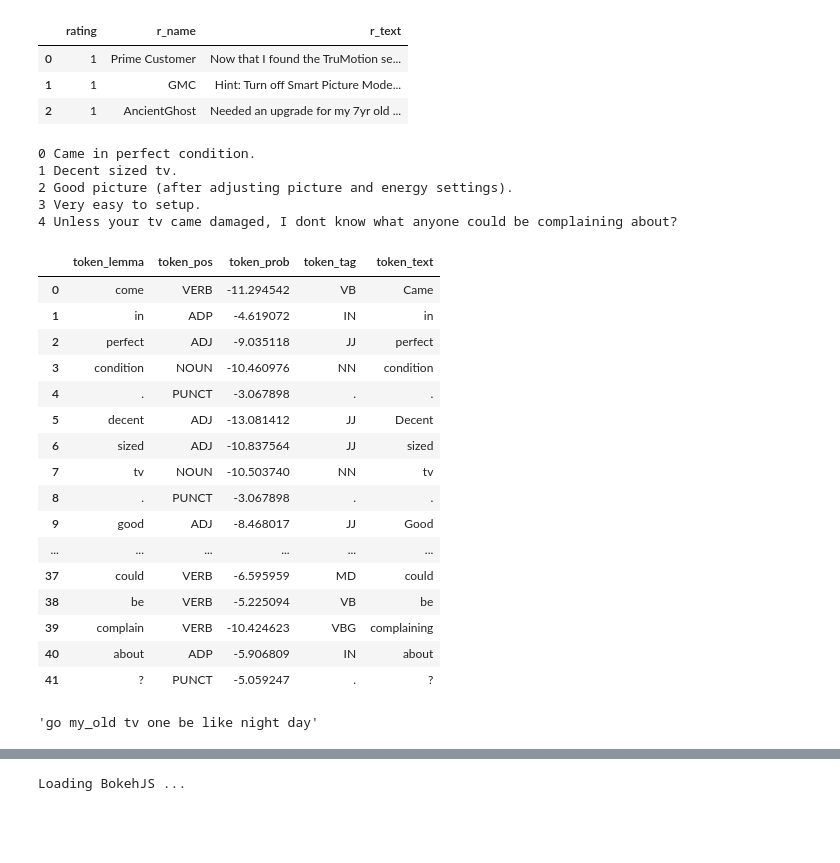
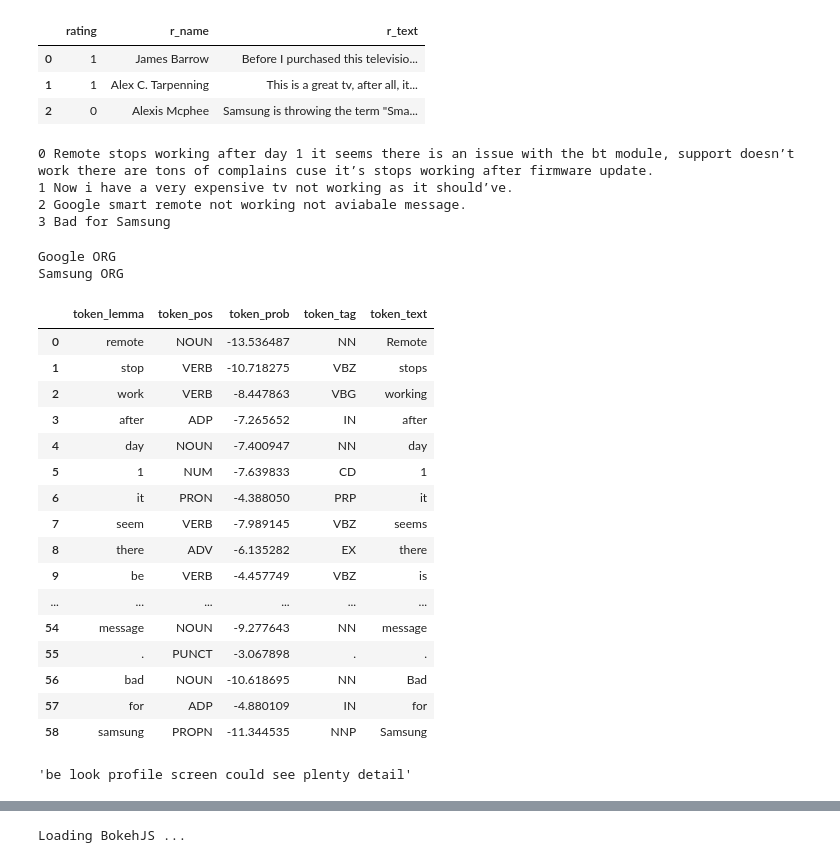
Before and after one commit to bsbhaskar/product_review_sentiments, a Jupyter notebook: topic_clustering-spicy.ipynb, the cells around one changed output, grey strips where cells are left out. Saved outputs shown, nothing was run; the diff lists cells and outputs as text; code cells hidden in the pictures; blank space fills up the shorter version.

```diff
--- a/topic_clustering-spicy.ipynb
+++ b/topic_clustering-spicy.ipynb
@@ -49,8 +49,8 @@ def retrieve_all_reviews():
     conn.close()
     return df
 # %%
-df = retrieve_reviews('LG Electronics 65UJ6300 65-Inch 4K Ultra HD Smart LED TV (2017 Model)')
-#df = retrieve_all_reviews()
+#df = retrieve_reviews('LG Electronics 65UJ6300 65-Inch 4K Ultra HD Smart LED TV (2017 Model)')
+df = retrieve_all_reviews()
 # %%
 df.head(2)
 # %% [output]
@@ -60,17 +60,17 @@ df.head(2)
 # %%
-columns = ['id','p_name','url','p_no','r_no','r_stars','r_date','r_name','r_title','r_text','r_comments']
+columns = ['id','p_name','url','p_no','r_no','r_stars','r_date','r_name','r_title','r_text','r_comments','category','brand_name','model']
 df.columns = columns
 df.groupby(['r_stars']).count()
 df_new = df.copy()
 df_new = df_new[df_new['r_stars'].apply(lambda x: x in ['5.0 out of 5 stars','1.0 out of 5 stars'])]
 df_new['rating'] = df_new['r_stars'].apply(lambda x: 1 if x == '5.0 out of 5 stars' else 0)
 df_new = df_new[['rating','r_name','r_text']]
 df_new.head(3)
 # %% [output]
 |  | rating | r_name | r_text |
-| 0 | 1 | Prime Customer | Now that I found the TruMotion se... |
-| 1 | 1 | GMC | Hint: Turn off Smart Picture Mode... |
-| 2 | 1 | AncientGhost | Needed an upgrade for my 7yr old ... |
+| 0 | 1 | James Barrow | Before I purchased this televisio... |
+| 1 | 1 | Alex C. Tarpenning | This is a great tv, after all, it... |
+| 2 | 0 | Alexis Mcphee | Samsung is throwing the term "Sma... |
 # %%
 nlp = spacy.load("en")
 document = df_new.iloc[3]['r_text']
@@ -79,11 +79,10 @@ parsed_document = nlp(document)
 for num, sentence in enumerate(parsed_document.sents):
     print (num, sentence)
 # %% [output]
-0 Came in perfect condition.
-1 Decent sized tv.
-2 Good picture (after adjusting picture and energy settings).
-3 Very easy to setup.
-4 Unless your tv came damaged, I dont know what anyone could be complaining about?
+0 Remote stops working after day 1 it seems there is an issue with the bt module, support doesn’t work there are tons of complains cuse it’s stops working after firmware update.
+1 Now i have a very expensive tv not working as it should’ve.
+2 Google smart remote not working not aviabale message.
+3 Bad for Samsung
 # %%
 for num, entity in enumerate(parsed_document.ents):
     print (entity, entity.label_)
@@ -94,28 +93,31 @@ token_tag = [token.tag_ for token in parsed_document]
 token_lemma = [token.lemma_ for token in parsed_document]
 token_shape = [token.shape_ for token in parsed_document]
 token_prob = [token.prob for token in parsed_document]
+# %% [output]
+Google ORG
+Samsung ORG
 # %%
 df_spicy = pd.DataFrame({'token_text':token_text, 'token_lemma':token_lemma, 'token_pos':token_pos,'token_prob':token_prob, 'token_tag':token_tag})
 
 df_spicy
 # %% [output]
 |  | token_lemma | token_pos | token_prob | token_tag | token_text |
-| 0 | come | VERB | -11.294542 | VB | Came |
-| 1 | in | ADP | -4.619072 | IN | in |
-| 2 | perfect | ADJ | -9.035118 | JJ | perfect |
-| 3 | condition | NOUN | -10.460976 | NN | condition |
-| 4 | . | PUNCT | -3.067898 | . | . |
-| 5 | decent | ADJ | -13.081412 | JJ | Decent |
-| 6 | sized | ADJ | -10.837564 | JJ | sized |
-| 7 | tv | NOUN | -10.503740 | NN | tv |
-| 8 | . | PUNCT | -3.067898 | . | . |
-| 9 | good | ADJ | -8.468017 | JJ | Good |
+| 0 | remote | NOUN | -13.536487 | NN | Remote |
+| 1 | stop | VERB | -10.718275 | VBZ | stops |
+| 2 | work | VERB | -8.447863 | VBG | working |
+| 3 | after | ADP | -7.265652 | IN | after |
+| 4 | day | NOUN | -7.400947 | NN | day |
+| 5 | 1 | NUM | -7.639833 | CD | 1 |
+| 6 | it | PRON | -4.388050 | PRP | it |
+| 7 | seem | VERB | -7.989145 | VBZ | seems |
+| 8 | there | ADV | -6.135282 | EX | there |
+| 9 | be | VERB | -4.457749 | VBZ | is |
 | ... | ... | ... | ... | ... | ... |
-| 37 | could | VERB | -6.595959 | MD | could |
-| 38 | be | VERB | -5.225094 | VB | be |
-| 39 | complain | VERB | -10.424623 | VBG | complaining |
-| 40 | about | ADP | -5.906809 | IN | about |
-| 41 | ? | PUNCT | -5.059247 | . | ? |
+| 54 | message | NOUN | -9.277643 | NN | message |
+| 55 | . | PUNCT | -3.067898 | . | . |
+| 56 | bad | NOUN | -10.618695 | NN | Bad |
+| 57 | for | ADP | -4.880109 | IN | for |
+| 58 | samsung | PROPN | -11.344535 | NNP | Samsung |
 # %%
 stop_words = set(stopwords.words('english'))
 
@@ -163,7 +165,7 @@ for bigram_sentence in bigram_sentences:
 
 trigram_sentences[10]
 # %% [output]
-'go my_old tv one be like night day'
+'be look profile screen could see plenty detail'
 # %%
 # trigram_reviews = LineSentence(trigram_sentences)
 # trigram_dictionary = Dictionary([doc.split(" ") for doc in trigram_sentences])
```
Also changed, not shown: parts of 9 cells of this notebook, 1 other file.
